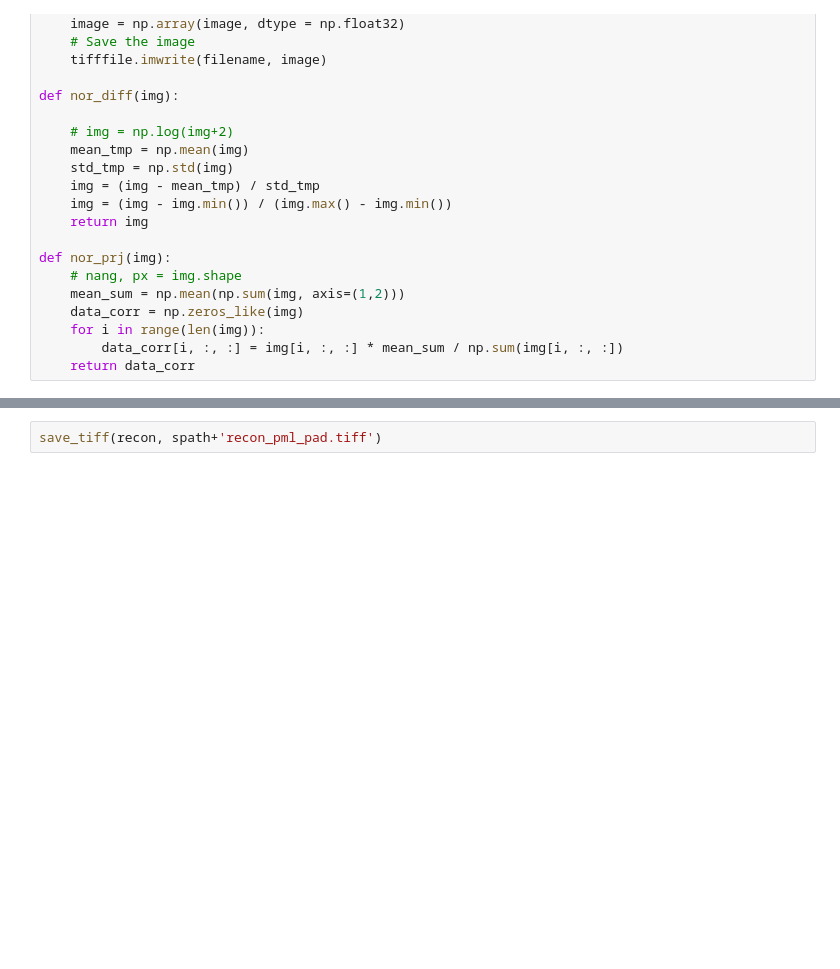
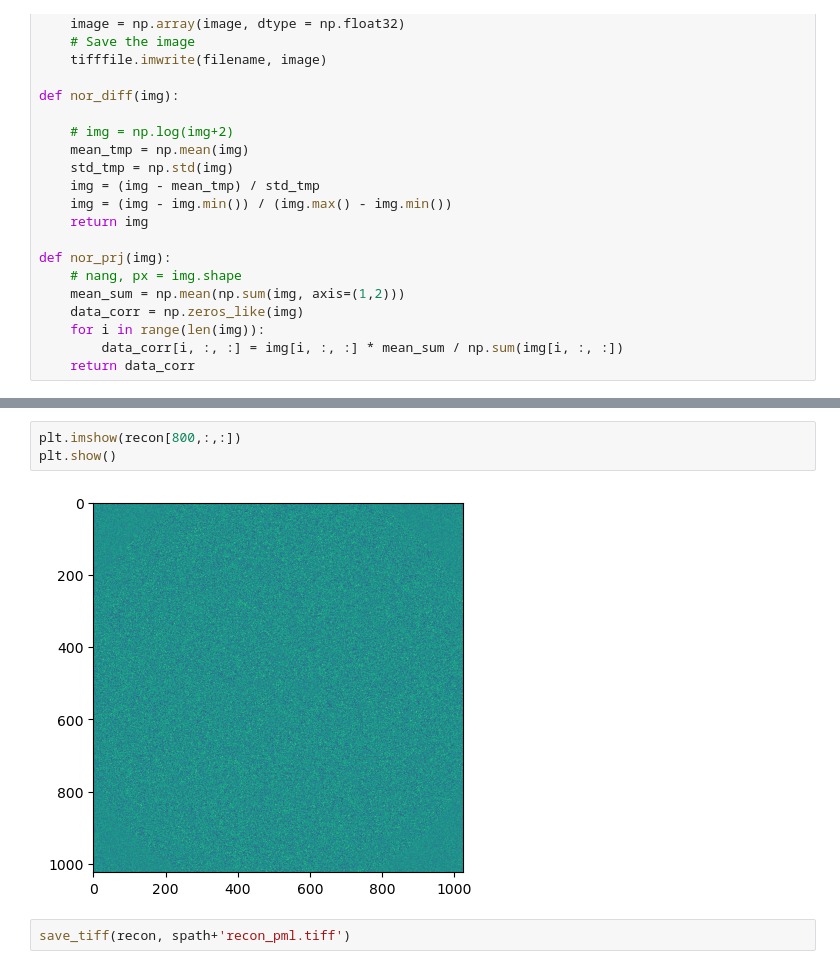
Before and after one commit to XYangXRay/ganrec, a Jupyter notebook: examples/diffraction_ruipeng.ipynb, the cells around one changed output, grey strips where cells are left out. Cells and saved outputs as stored; diff of their text form; blank space fills up the shorter version.

```diff
--- a/examples/diffraction_ruipeng.ipynb
+++ b/examples/diffraction_ruipeng.ipynb
@@ -374,2 +374,7 @@ plt.show()
+# %%
+plt.imshow(recon[800,:,:])
+plt.show()
+# %% [output]
+[figure, added]
 # %%
-save_tiff(recon, spath+'recon_pml_pad.tiff')
+save_tiff(recon, spath+'recon_pml.tiff')
```
Also changed, not shown: parts of 4 cells of this notebook, 4 other files.
